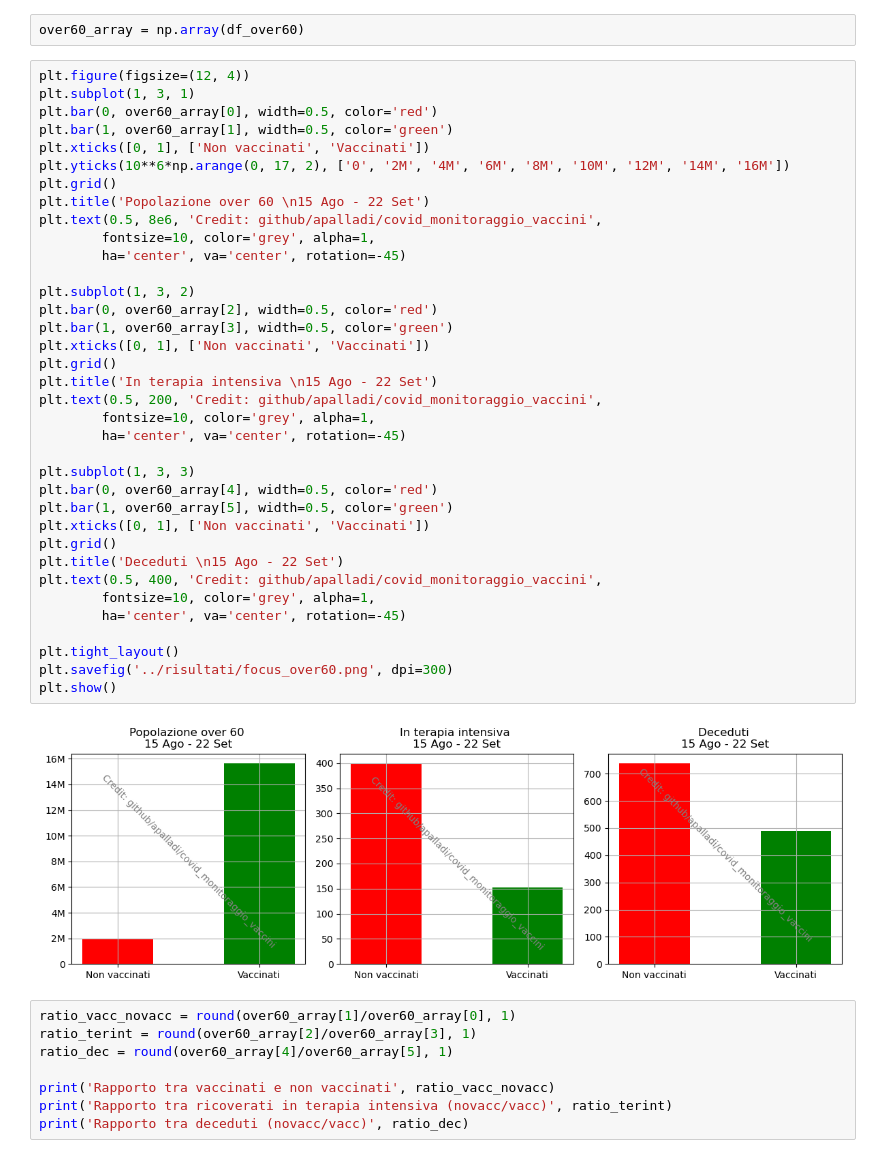
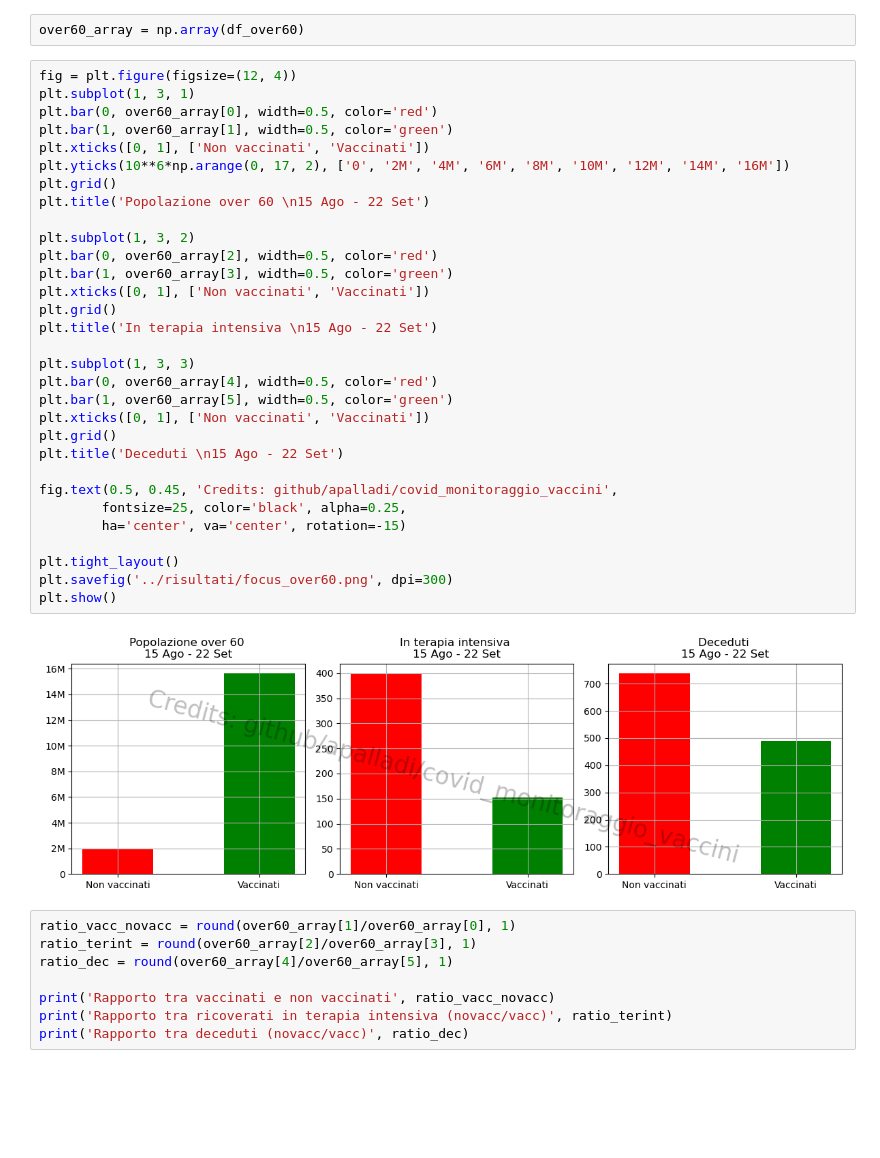
Before and after one commit to apalladi/covid_vaccini_monitoraggio, a Jupyter notebook: Notebooks/efficacia_vaccini.ipynb, the cells around one changed output. Saved outputs shown, nothing was run; the diff lists cells and outputs as text; blank space fills up the shorter version.

Commit message:
Reduced number of watermarks to 1 per plot, instead of 1 per subplot

```diff
--- a/Notebooks/efficacia_vaccini.ipynb
+++ b/Notebooks/efficacia_vaccini.ipynb
@@ -234,43 +234,38 @@ dtype: int64
 # %%
 over60_array = np.array(df_over60)
 # %%
-plt.figure(figsize=(12, 4))
+fig = plt.figure(figsize=(12, 4))
 plt.subplot(1, 3, 1)
 plt.bar(0, over60_array[0], width=0.5, color='red')
 plt.bar(1, over60_array[1], width=0.5, color='green')
 plt.xticks([0, 1], ['Non vaccinati', 'Vaccinati'])
 plt.yticks(10**6*np.arange(0, 17, 2), ['0', '2M', '4M', '6M', '8M', '10M', '12M', '14M', '16M'])
 plt.grid()
 plt.title('Popolazione over 60 \n15 Ago - 22 Set')
-plt.text(0.5, 8e6, 'Credit: github/apalladi/covid_monitoraggio_vaccini',
-        fontsize=10, color='grey', alpha=1,
-        ha='center', va='center', rotation=-45)
 
 plt.subplot(1, 3, 2)
 plt.bar(0, over60_array[2], width=0.5, color='red')
 plt.bar(1, over60_array[3], width=0.5, color='green')
 plt.xticks([0, 1], ['Non vaccinati', 'Vaccinati'])
 plt.grid()
 plt.title('In terapia intensiva \n15 Ago - 22 Set')
-plt.text(0.5, 200, 'Credit: github/apalladi/covid_monitoraggio_vaccini',
-        fontsize=10, color='grey', alpha=1,
-        ha='center', va='center', rotation=-45)
 
 plt.subplot(1, 3, 3)
 plt.bar(0, over60_array[4], width=0.5, color='red')
 plt.bar(1, over60_array[5], width=0.5, color='green')
 plt.xticks([0, 1], ['Non vaccinati', 'Vaccinati'])
 plt.grid()
 plt.title('Deceduti \n15 Ago - 22 Set')
-plt.text(0.5, 400, 'Credit: github/apalladi/covid_monitoraggio_vaccini',
-        fontsize=10, color='grey', alpha=1,
-        ha='center', va='center', rotation=-45)
+
+fig.text(0.5, 0.45, 'Credits: github/apalladi/covid_monitoraggio_vaccini',
+        fontsize=25, color='black', alpha=0.25,
+        ha='center', va='center', rotation=-15)
 
 plt.tight_layout()
 plt.savefig('../risultati/focus_over60.png', dpi=300)
 plt.show()
 # %% [output]
-[figure, old version]
+[figure, new version]
 # %%
 ratio_vacc_novacc = round(over60_array[1]/over60_array[0], 1)
 ratio_terint = round(over60_array[2]/over60_array[3], 1)
```
Also changed, not shown: parts of 3 cells of this notebook, 12 other files.
